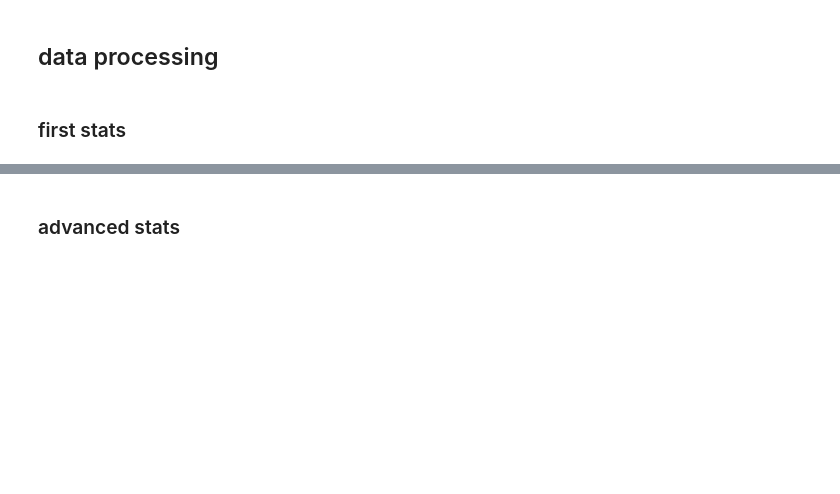
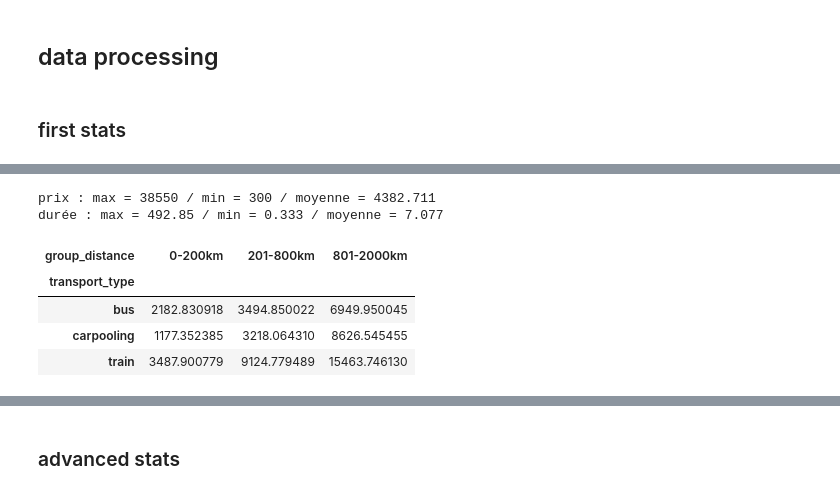
Before and after one commit to Babldn/tictactrip_test, a Jupyter notebook: test_tictactrip.ipynb, the cells around one changed output, grey strips where cells are left out. Cells and saved outputs as stored; diff of their text form; code cells hidden in the pictures; blank space fills up the shorter version.

```diff
--- a/test_tictactrip.ipynb
+++ b/test_tictactrip.ipynb
@@ -94,0 +95,53 @@ TypeError: strptime() argument 1 must be str, not Series
+# %%
+print(f"prix : max = {max_price} / min = {min_price} / moyenne = {round(mean_price, 3)} \ndurée : max = {max_duration} / min = {round(min_duration, 3)} / moyenne = {round(mean_duration, 3)}")
+# %% [output]
+prix : max = 38550 / min = 300 / moyenne = 4382.711
+durée : max = 492.85 / min = 0.333 / moyenne = 7.077
+# %%
+ticket_data = ticket_data.merge(providers[["id", 'transport_type']], left_on='company', right_on='id').drop(columns=['id_y']).rename(columns={'id_x': 'id'})
+# %%
+traject_distance = ticket_data.merge(cities, left_on='o_city', right_on='id')\
+                                .merge(cities, left_on= 'd_city', right_on='id')\
+                                [['id_x', 'o_city', 'd_city','latitude_x','longitude_x', 'latitude_y','longitude_y']]\
+                                .rename(columns={'id_x': 'id', 'latitude_x': 'o_latitude', 'latitude_y': 'd_latitude',
+                                                 'longitude_x': 'o_longitude', 'longitude_y': 'd_longitude'}, inplace=False)
+# %%
+def haversine(lat1, lon1, lat2, lon2):
+    """
+    Calculate the great circle distance between two points
+    on the Earth's surface given their latitude and longitude
+    in decimal degrees.
+    """
+    # Convert decimal degrees to radians
+    lat1, lon1, lat2, lon2 = map(math.radians, [lat1, lon1, lat2, lon2])
+
+    # Haversine formula
+    dlon = lon2 - lon1
+    dlat = lat2 - lat1
+    a = math.sin(dlat/2)**2 + math.cos(lat1) * math.cos(lat2) * math.sin(dlon/2)**2
+    c = 2 * math.atan2(math.sqrt(a), math.sqrt(1-a))
+    radius_earth = 6371  # Radius of Earth in kilometers
+    distance = radius_earth * c
+
+    return distance
+
+traject_distance['distance(km)'] = traject_distance.apply(lambda row: haversine(row['o_latitude'], row['o_longitude'], row['d_latitude'], row['d_longitude']), axis=1)
+ticket_data = ticket_data.merge(traject_distance[['id', 'distance(km)']], on='id')
+# %%
+def assign_group(value):
+    if value <=200:
+        return '0-200km'
+    elif 200<value<=800:
+        return '201-800km'
+    elif 800<value<=2000:
+        return '801-2000km'
+
+ticket_data['group_distance'] = ticket_data['distance(km)'].apply(assign_group)
+# %%
+ticket_data.pivot_table(index = 'transport_type', columns = 'group_distance', values ='price_in_cents', aggfunc = 'mean')
+# %% [output]
+| group_distance | 0-200km | 201-800km | 801-2000km |
+| transport_type |  |  |  |
+| bus | 2182.830918 | 3494.850022 | 6949.950045 |
+| carpooling | 1177.352385 | 3218.064310 | 8626.545455 |
+| train | 3487.900779 | 9124.779489 | 15463.746130 |
```
Also changed, not shown: parts of 5 cells of this notebook.
